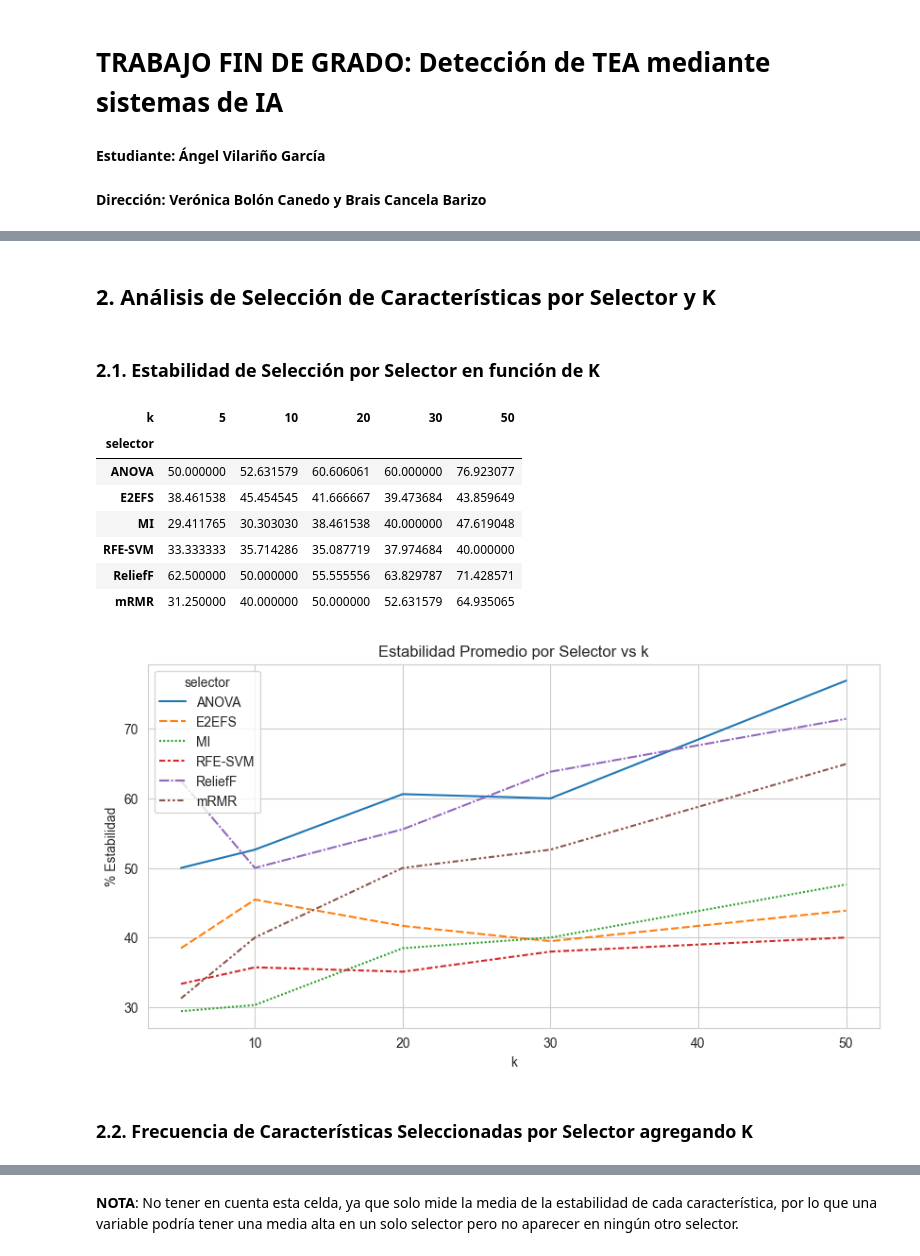
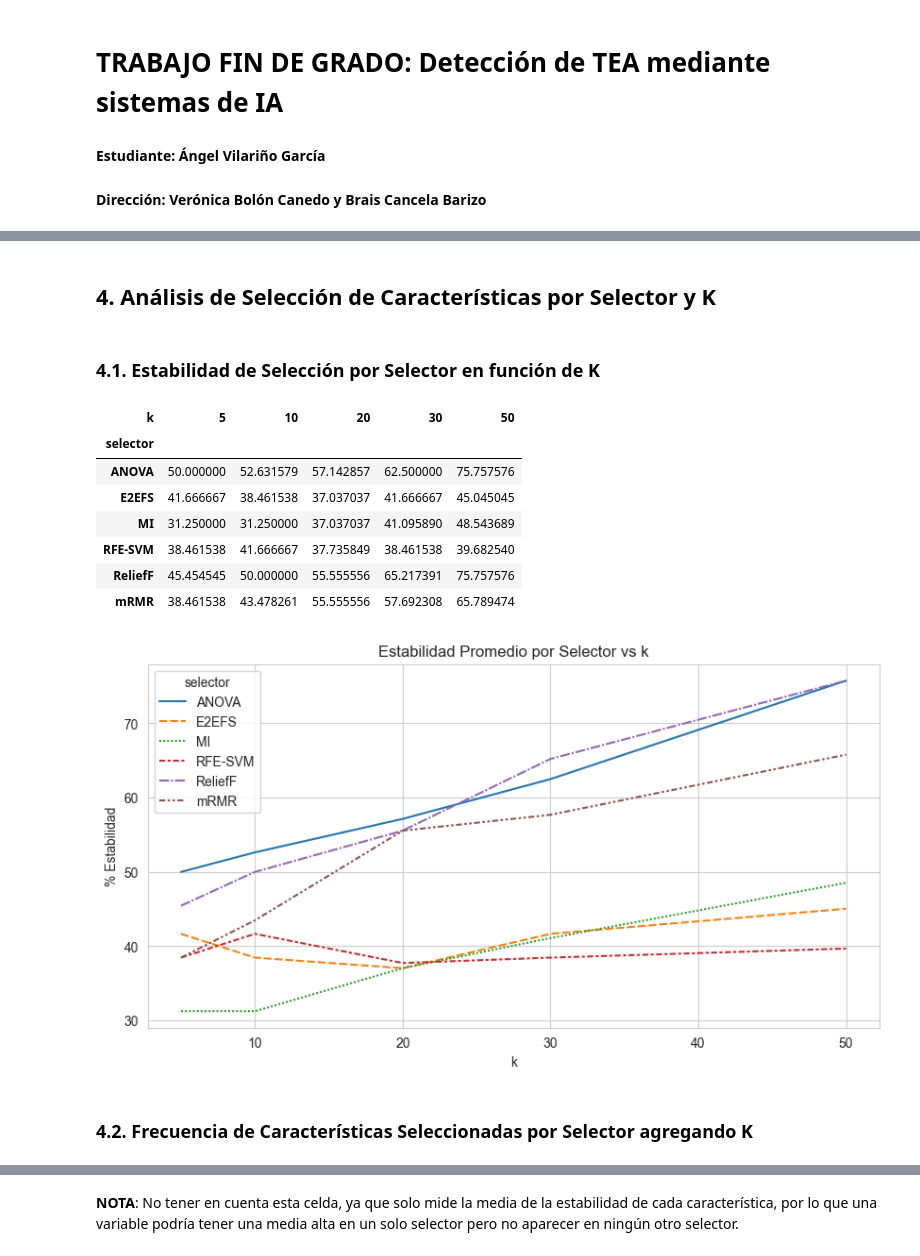
Before and after one commit to angelvilarino/TFG, a Jupyter notebook: analysis.ipynb, the cells around one changed output, grey strips where cells are left out. Saved outputs shown, nothing was run; the diff lists cells and outputs as text; code cells hidden in the pictures.

```diff
--- a/analysis.ipynb
+++ b/analysis.ipynb
@@ -34,0 +370,21 @@ To enable the following instructions: AVX2 AVX512F AVX512_VNNI FMA, in other ope
+# %%
+# RANKING ABSOLUTO: TOP 10 MEJORES CONFIGURACIONES (ESTRATEGIA FINAL)
+
+# Recopilamos todos los resultados individuales de cada K en un solo DataFrame
+lista_ranking = []
+for k in sorted(resultados_sin_nulos_pais_k.keys()):
+    df_k = resultados_sin_nulos_pais_k[k]["resultados"].copy()
+    df_k['k'] = k  # Añadimos la columna k para saber de dónde viene
+    lista_ranking.append(df_k)
+
+df_ranking_final = pd.concat(lista_ranking, ignore_index=True)
+
+# Reordenamos las columnas para que sea fácil de leer
+columnas_orden = ['k', 'FS', 'Modelo', 'f1', 'accuracy', 'precision', 'recall', 'roc_auc']
+df_ranking_final = df_ranking_final[columnas_orden]
+
+# Ordenamos por F1-Score (el mejor balance entre precisión y recall)
+top_10_absoluto = df_ranking_final.sort_values(by='f1', ascending=False).head(10)
+
+print(" TOP 10 CONFIGURACIONES ÓPTIMAS (Sin Nulos y Sin País)")
+display(top_10_absoluto.style.background_gradient(cmap='Greens', subset=['f1', 'accuracy', 'roc_auc']))
@@ -37,14 +448,0 @@ To enable the following instructions: AVX2 AVX512F AVX512_VNNI FMA, in other ope
-# %%
-# RESULTADOS PROMEDIO GLOBAL POR K, SELECTOR Y MODELO
-
-df_global = []
-
-for k, res in resultados_k.items():
-    df_avg_k = res["resultados"].groupby(['FS','Modelo']).agg({
-        'accuracy':'mean','precision':'mean','recall':'mean',
-        'f1':'mean','roc_auc':'mean'
-    }).reset_index()
-    df_avg_k['k'] = k
-    df_global.append(df_avg_k)
-
-df_global = pd.concat(df_global, ignore_index=True)
@@ -279,13 +943,13 @@ plt.savefig("graficas_cap5/jaccard_selectores_ganadores.png")
 # %% [markdown]
-## **2. Análisis de Selección de Características por Selector y K**
+## **4. Análisis de Selección de Características por Selector y K**
 # %% [markdown]
-### 2.1. Estabilidad de Selección por Selector en función de K
+### 4.1. Estabilidad de Selección por Selector en función de K
 # %%
 # ESTABILIDAD POR SELECTOR EN FUNCIÓN DE K
 
 stab_list = []
 
-for k, res in resultados_k.items():
+for k, res in resultados_sin_nulos_pais_k.items():
     # Obtenemos la estabilidad para cada k
     df = res["stability"][["feature_name", "selector", "pct_selected"]].copy()
     df["k"] = k
@@ -298,26 +962,25 @@ display(pivot_stab.style.background_gradient(cmap="Greens"))
 # %% [output]
 | k | 5 | 10 | 20 | 30 | 50 |
 | selector |  |  |  |  |  |
-| ANOVA | 50.000000 | 52.631579 | 60.606061 | 60.000000 | 76.923077 |
-| E2EFS | 38.461538 | 45.454545 | 41.666667 | 39.473684 | 43.859649 |
-| MI | 29.411765 | 30.303030 | 38.461538 | 40.000000 | 47.619048 |
-| RFE-SVM | 33.333333 | 35.714286 | 35.087719 | 37.974684 | 40.000000 |
-| ReliefF | 62.500000 | 50.000000 | 55.555556 | 63.829787 | 71.428571 |
-| mRMR | 31.250000 | 40.000000 | 50.000000 | 52.631579 | 64.935065 |
+| ANOVA | 50.000000 | 52.631579 | 57.142857 | 62.500000 | 75.757576 |
+| E2EFS | 41.666667 | 38.461538 | 37.037037 | 41.666667 | 45.045045 |
+| MI | 31.250000 | 31.250000 | 37.037037 | 41.095890 | 48.543689 |
+| RFE-SVM | 38.461538 | 41.666667 | 37.735849 | 38.461538 | 39.682540 |
+| ReliefF | 45.454545 | 50.000000 | 55.555556 | 65.217391 | 75.757576 |
+| mRMR | 38.461538 | 43.478261 | 55.555556 | 57.692308 | 65.789474 |
 # %%
 plt.figure(figsize=(10,5))
 sns.lineplot(data=pivot_stab.T)
 plt.title("Estabilidad Promedio por Selector vs k")
 plt.xlabel("k")
 plt.ylabel("% Estabilidad")
 plt.grid(True)
+guardar_grafica("estabilidad_selector_vs_k.png")
 plt.show()
-
-plt.savefig("graficas_cap5/estabilidad_selector_vs_k.png")
 # %% [output]
-[figure, old version]
+[figure, new version]
 # %% [markdown]
-### 2.2. Frecuencia de Características Seleccionadas por Selector agregando K
+### 4.2. Frecuencia de Características Seleccionadas por Selector agregando K
 # %%
 # Analisis de las características más repetidas por método de selección
 
```
Also changed, not shown: parts of 106 cells of this notebook, 4 other files.
